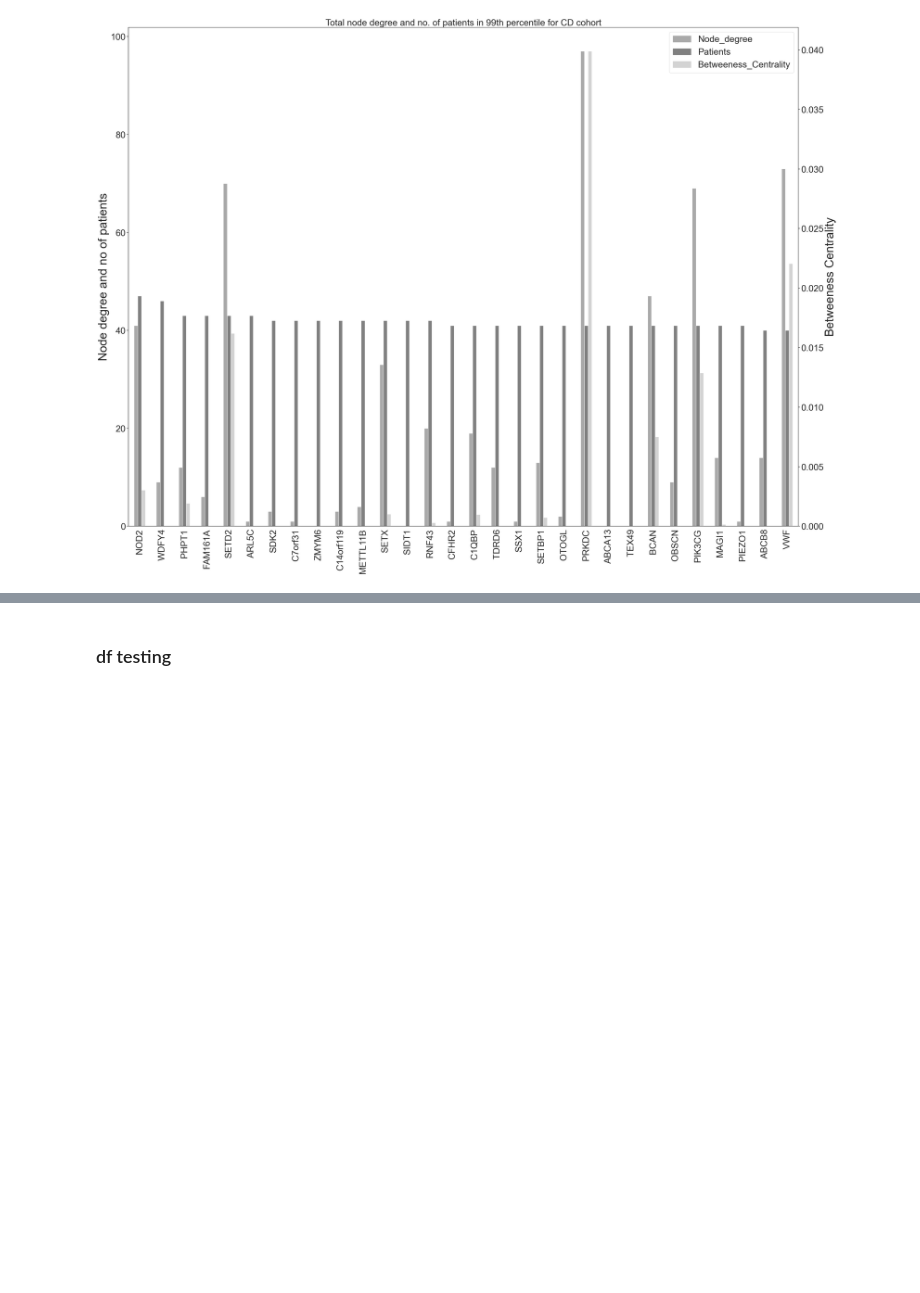
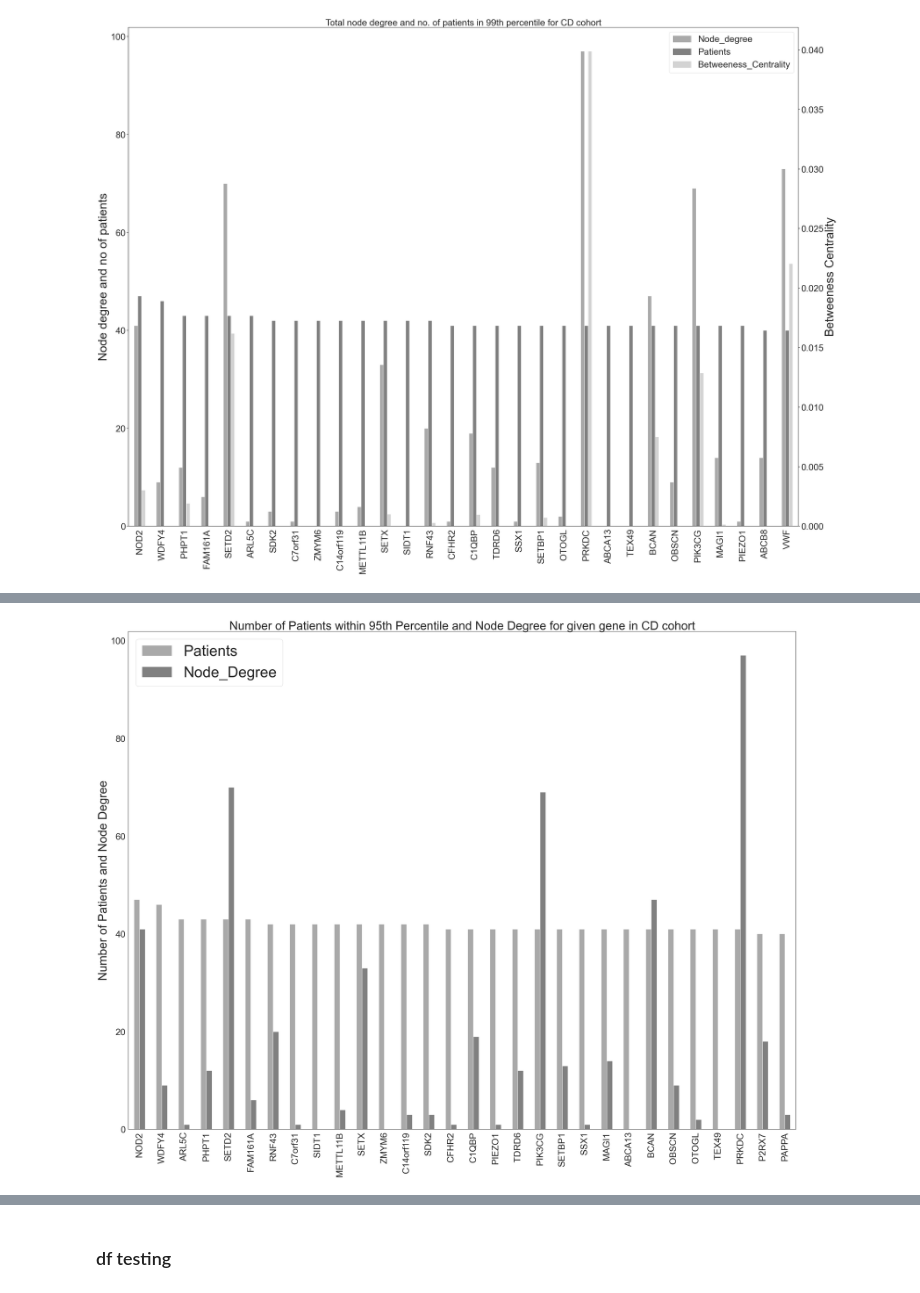
Before and after one commit to TomDoyleee/GenePy_Network_Integration, a Jupyter notebook: Results.ipynb, the cells around one changed output, grey strips where cells are left out. Saved outputs shown, nothing was run; the diff lists cells and outputs as text; code cells hidden in the pictures; blank space fills up the shorter version.

```diff
--- a/Results.ipynb
+++ b/Results.ipynb
@@ -95,0 +98,4 @@ ValueError: Single '}' encountered in format string
+# %%
+# remove PDE11A
+CD_bin_95 = CD_bin_95.drop(['PDE11A'], axis=1)
+UC_bin_95 = UC_bin_95.drop(['PDE11A'], axis=1)
@@ -706,0 +798,24 @@ fig, ax = plt.subplots()
+# %%
+# Degree + patients
+def create_patient_degree_barplot_CD(multigraph, dataset, name):
+    from get_network_analysis import get_total_degree_from_multigraph
+
+    bin_95_sum_topND = dataset.sum().sort_values(ascending=False).head(30)
+    MG_95_ND_top = get_total_degree_from_multigraph(multigraph)[bin_95_sum_topND.index]
+
+    df = pd.concat([bin_95_sum_topND, MG_95_ND_top], axis=1)
+    df.columns = ["Patients", "Node_Degree"]
+
+    ax = df.plot(kind='bar',
+                 fontsize=30,
+                 color=['darkgrey','gray'],
+                 legend=False)
+    ax.legend(prop={'size': 50})
+    ax.set_ylabel('Number of Patients and Node Degree', fontsize=40)
+    ax.set_title('Number of Patients within 95th Percentile and Node Degree for given gene in CD cohort', fontsize=40)
+    ax.figure.savefig(name)
+# %%
+# CD_95
+create_patient_degree_barplot_CD(CD_95_MG, CD_bin_95, 'CD_Patient_degree.png')
+# %% [output]
+[figure, added]
```
Also changed, not shown: parts of 16 cells of this notebook.
